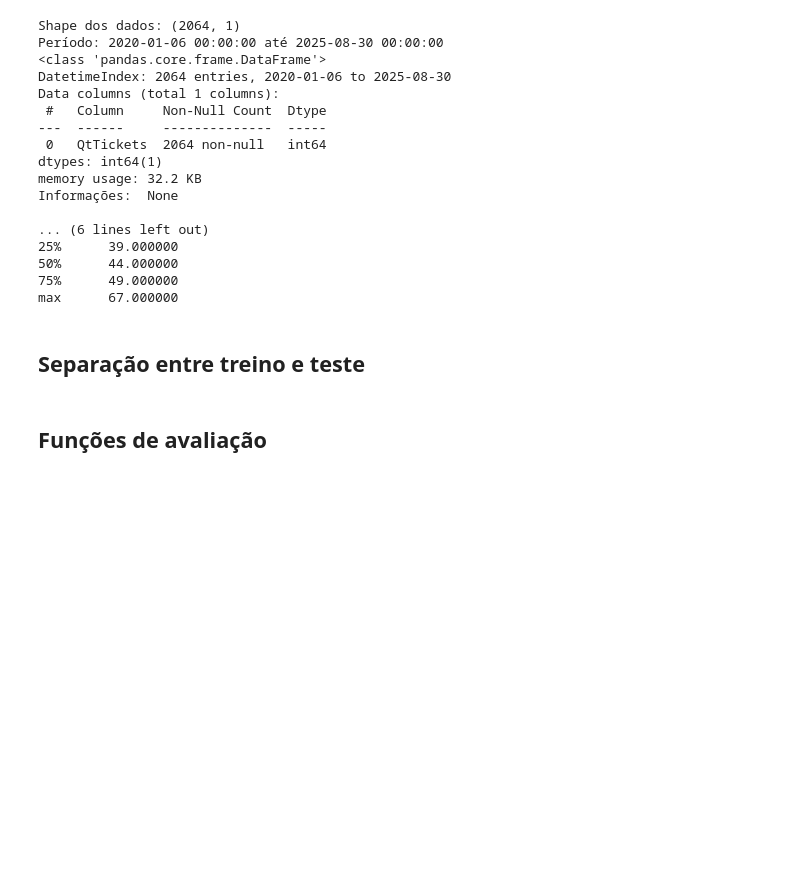
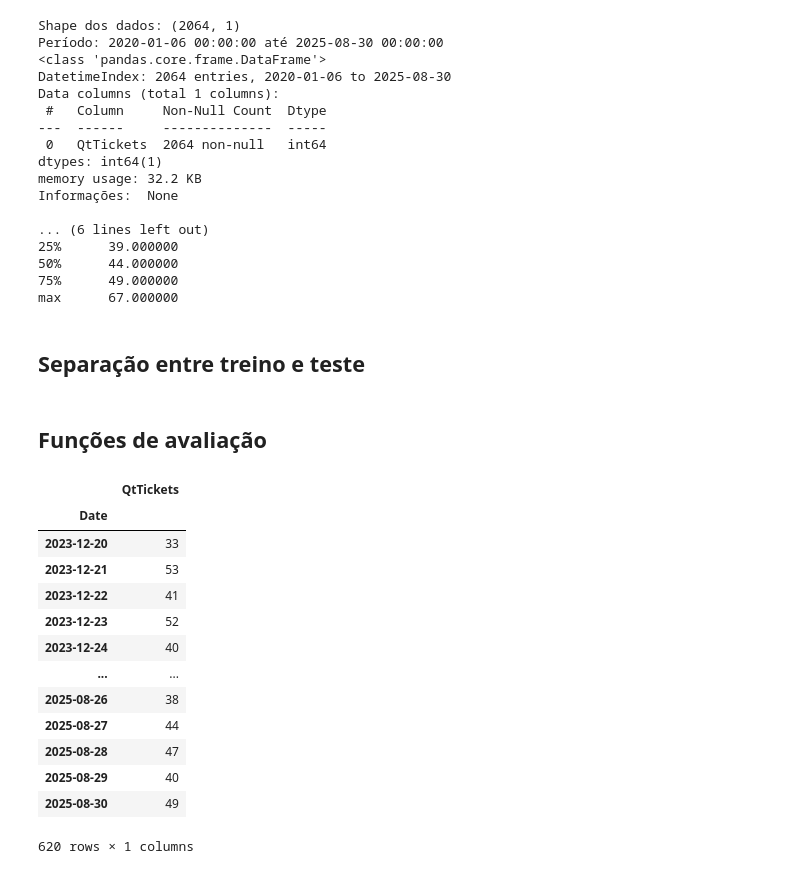
Before and after one commit to iNineBD/VisionData-6Sem2025ML, a Jupyter notebook: src/services/predict_all_tickets/2_model_all_tickets.ipynb, the cells around one changed output. Saved outputs shown, nothing was run; the diff lists cells and outputs as text; code cells hidden in the pictures; blank space fills up the shorter version.

```diff
--- a/src/services/predict_all_tickets/2_model_all_tickets.ipynb
+++ b/src/services/predict_all_tickets/2_model_all_tickets.ipynb
@@ -174,6 +174,23 @@ model = {
     "Prophet": run_prophet,
     "LightGBM": run_lightgbm,
 }
+# %%
+test
+# %% [output]
+|  | QtTickets |
+| Date |  |
+| 2023-12-20 | 33 |
+| 2023-12-21 | 53 |
+| 2023-12-22 | 41 |
+| 2023-12-23 | 52 |
+| 2023-12-24 | 40 |
+| ... | ... |
+| 2025-08-26 | 38 |
+| 2025-08-27 | 44 |
+| 2025-08-28 | 47 |
+| 2025-08-29 | 40 |
+| 2025-08-30 | 49 |
+620 rows × 1 columns
 # %%
 # treinar e avaliar cada modelo
 list_metrics = {}  # dicionário para armazenar as métricas de cada modelo
```
Also changed, not shown: parts of 3 cells of this notebook.
